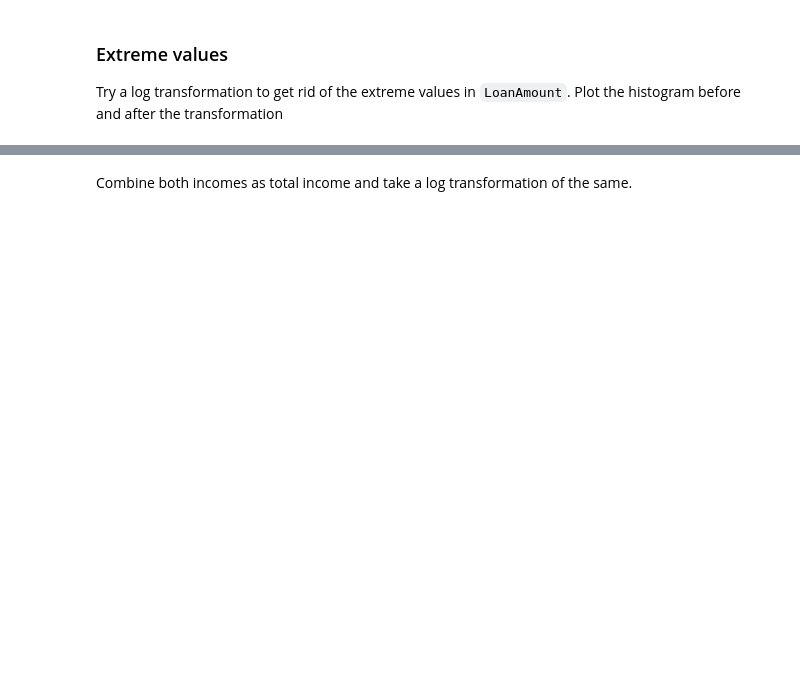
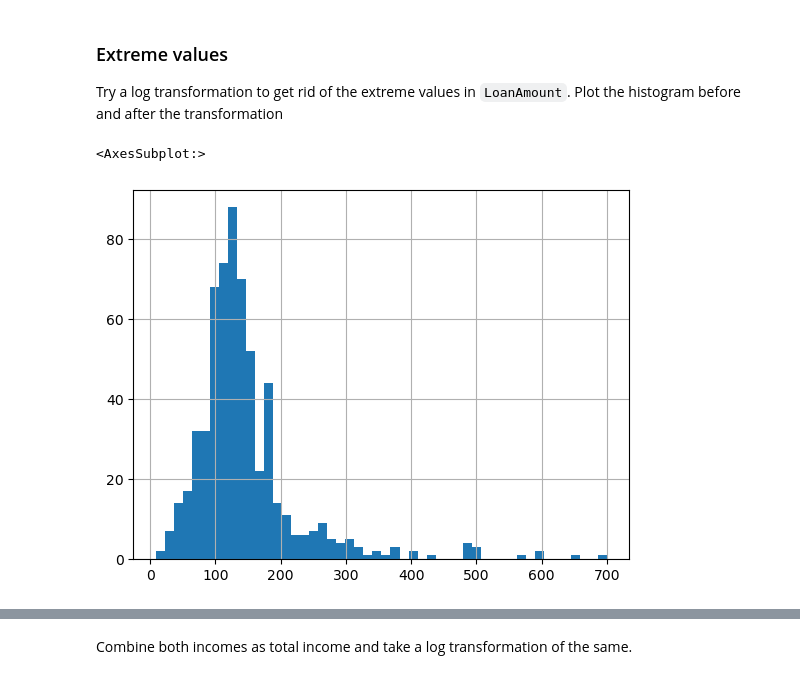
Before and after one commit to dimitrisalavaci/Deployment, a Jupyter notebook: notebooks/instructions.ipynb, the cells around one changed output, grey strips where cells are left out. Cells and saved outputs as stored; diff of their text form; code cells hidden in the pictures; blank space fills up the shorter version.

```diff
--- a/notebooks/instructions.ipynb
+++ b/notebooks/instructions.ipynb
@@ -261,0 +364,7 @@ Impute missing values for all columns. Use the values which you find most meanin
+# %%
+# Add missing values for Loan_Amount_Term
+
+df['Loan_Amount_Term'].fillna(df['Loan_Amount_Term'].mean(), inplace=True)
+# %%
+# Add missing values for Credit_History
+df['Credit_History'].fillna(df['Credit_History'].mode()[0],inplace=True)
@@ -262,3 +388,17 @@ Impute missing values for all columns. Use the values which you find most meanin
+# %%
+# Replacing 3+ in Dependents variable with 3
+
+df['Dependents'].replace('3+', 3, inplace=True)
+# %%
+# replacing Y and N in Loan_Status variable with 1 and 0
+
+df['Loan_Status'].replace('N', 0, inplace=True)
+df['Loan_Status'].replace('Y', 1, inplace=True)
 # %% [markdown]
 ### Extreme values
 Try a log transformation to get rid of the extreme values in `LoanAmount`. Plot the histogram before and after the transformation
+# %%
+df['LoanAmount'].hist(bins=50)
+# %% [output]
+<AxesSubplot:>
+[figure, added]
```
Also changed, not shown: parts of 28 cells of this notebook.
